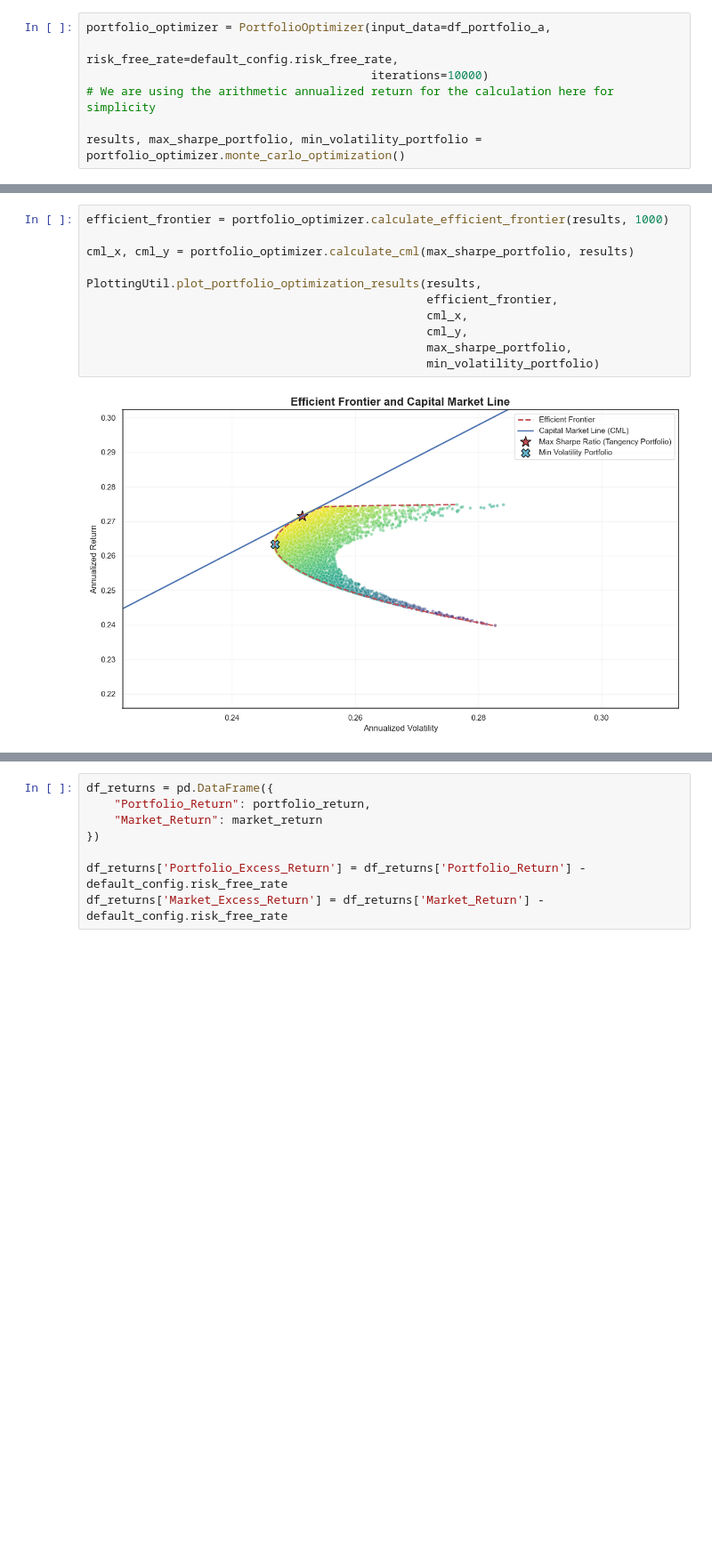
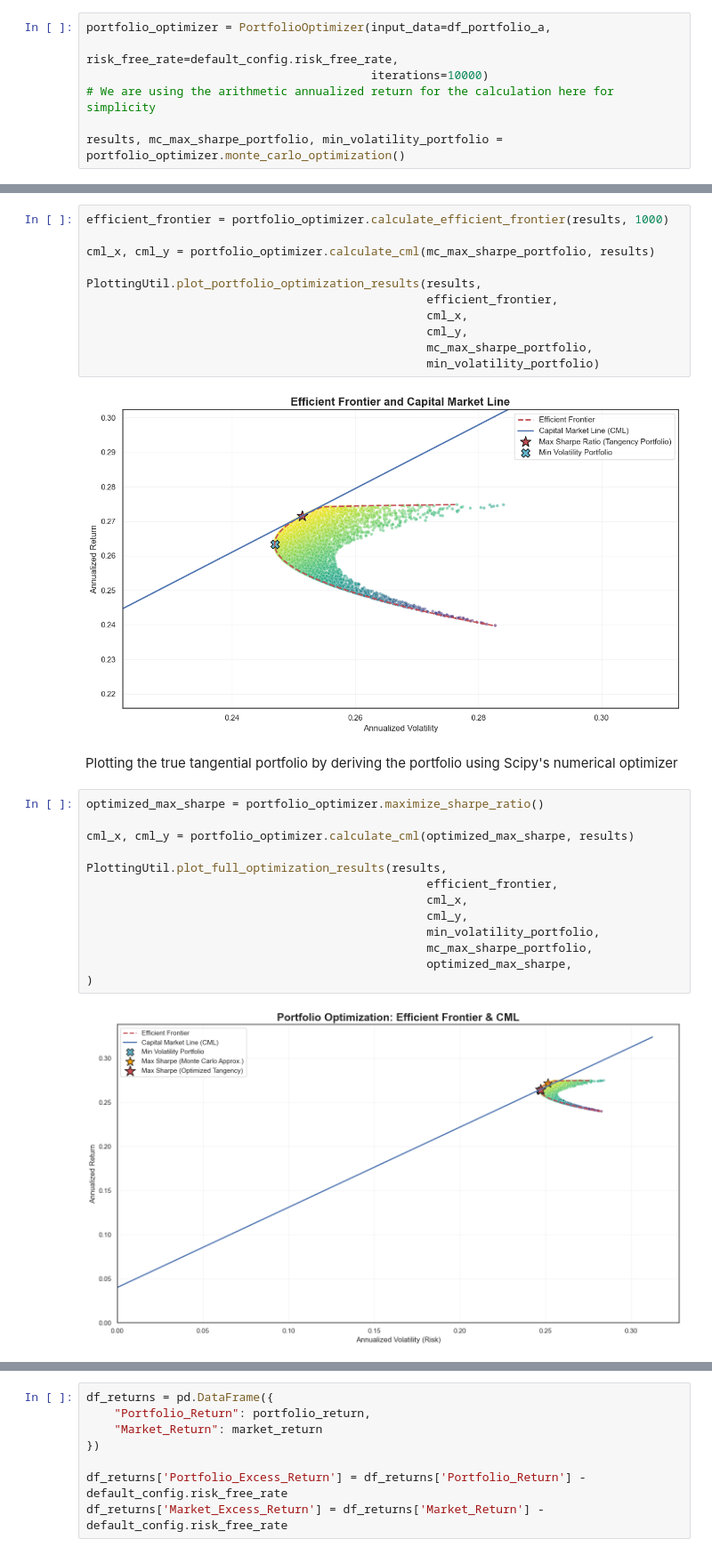
Before and after one commit to whanyu1212/ft5009-assignment2, a Jupyter notebook: notebook/end-to-end.ipynb, the cells around one changed output, grey strips where cells are left out. Shown: that part at 89% size. Saved outputs shown, nothing was run; the diff lists cells and outputs as text; blank space fills up the shorter version.

Commit message:
updated portfolio optimizer and plotting class to get true tangential portfolio

```diff
--- a/notebook/end-to-end.ipynb
+++ b/notebook/end-to-end.ipynb
@@ -286,7 +286,7 @@ portfolio_optimizer = PortfolioOptimizer(input_data=df_portfolio_a,
                                          iterations=10000)
 # We are using the arithmetic annualized return for the calculation here for simplicity
 
-results, max_sharpe_portfolio, min_volatility_portfolio = portfolio_optimizer.monte_carlo_optimization()
+results, mc_max_sharpe_portfolio, min_volatility_portfolio = portfolio_optimizer.monte_carlo_optimization()
 # %%
 results.head()
 # %% [output]
@@ -343,14 +345,31 @@ Minimum Volatility Portfolio:
 # %%
 efficient_frontier = portfolio_optimizer.calculate_efficient_frontier(results, 1000)
 
-cml_x, cml_y = portfolio_optimizer.calculate_cml(max_sharpe_portfolio, results)
+cml_x, cml_y = portfolio_optimizer.calculate_cml(mc_max_sharpe_portfolio, results)
 
 PlottingUtil.plot_portfolio_optimization_results(results,
                                                  efficient_frontier,
                                                  cml_x,
                                                  cml_y,
-                                                 max_sharpe_portfolio,
+                                                 mc_max_sharpe_portfolio,
                                                  min_volatility_portfolio)
 # %% [output]
 [figure]
+# %% [markdown]
+Plotting the true tangential portfolio by deriving the portfolio using Scipy's numerical optimizer
+# %%
+optimized_max_sharpe = portfolio_optimizer.maximize_sharpe_ratio()
+
+cml_x, cml_y = portfolio_optimizer.calculate_cml(optimized_max_sharpe, results)
+
+PlottingUtil.plot_full_optimization_results(results,
+                                                 efficient_frontier,
+                                                 cml_x,
+                                                 cml_y,
+                                                 min_volatility_portfolio,
+                                                 mc_max_sharpe_portfolio,
+                                                 optimized_max_sharpe,
+)
+# %% [output]
+[figure, added]
 # %%
```
Also changed, not shown: parts of 15 cells of this notebook, 2 other files.
